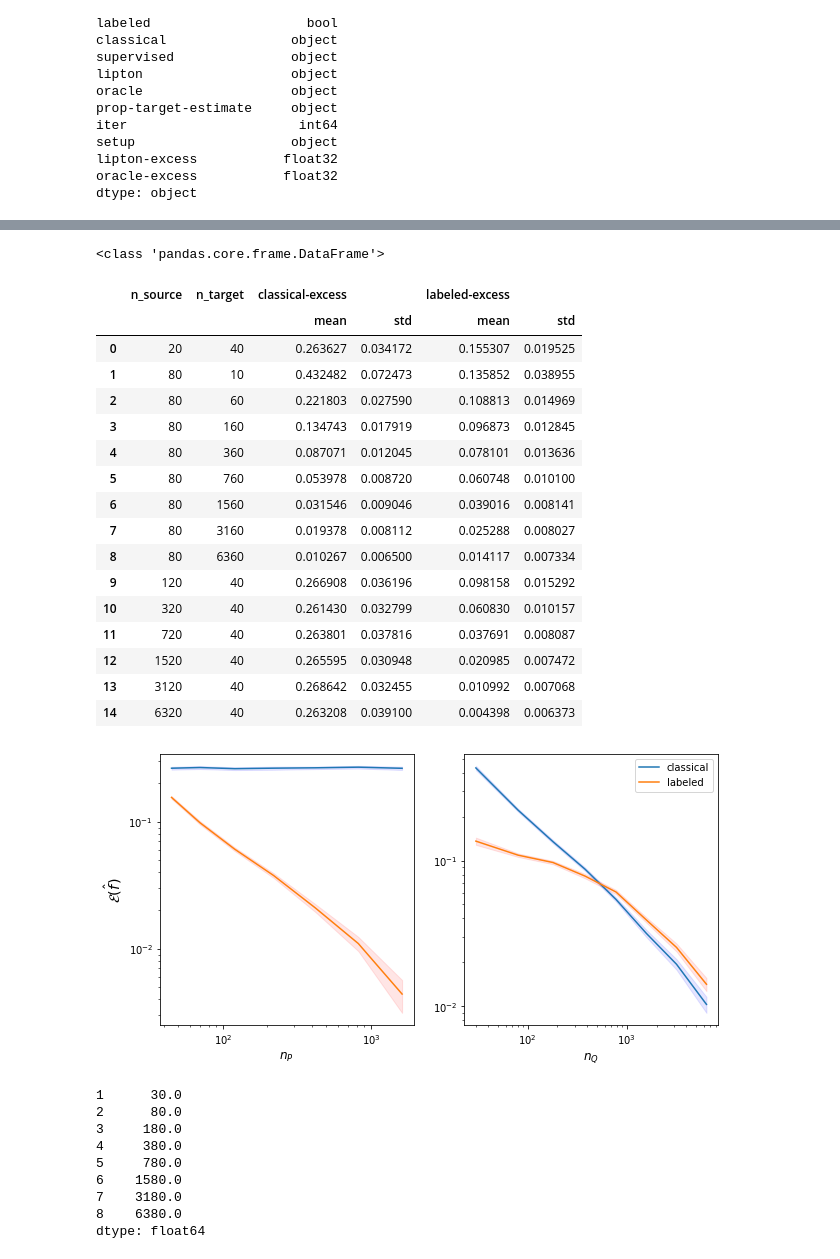
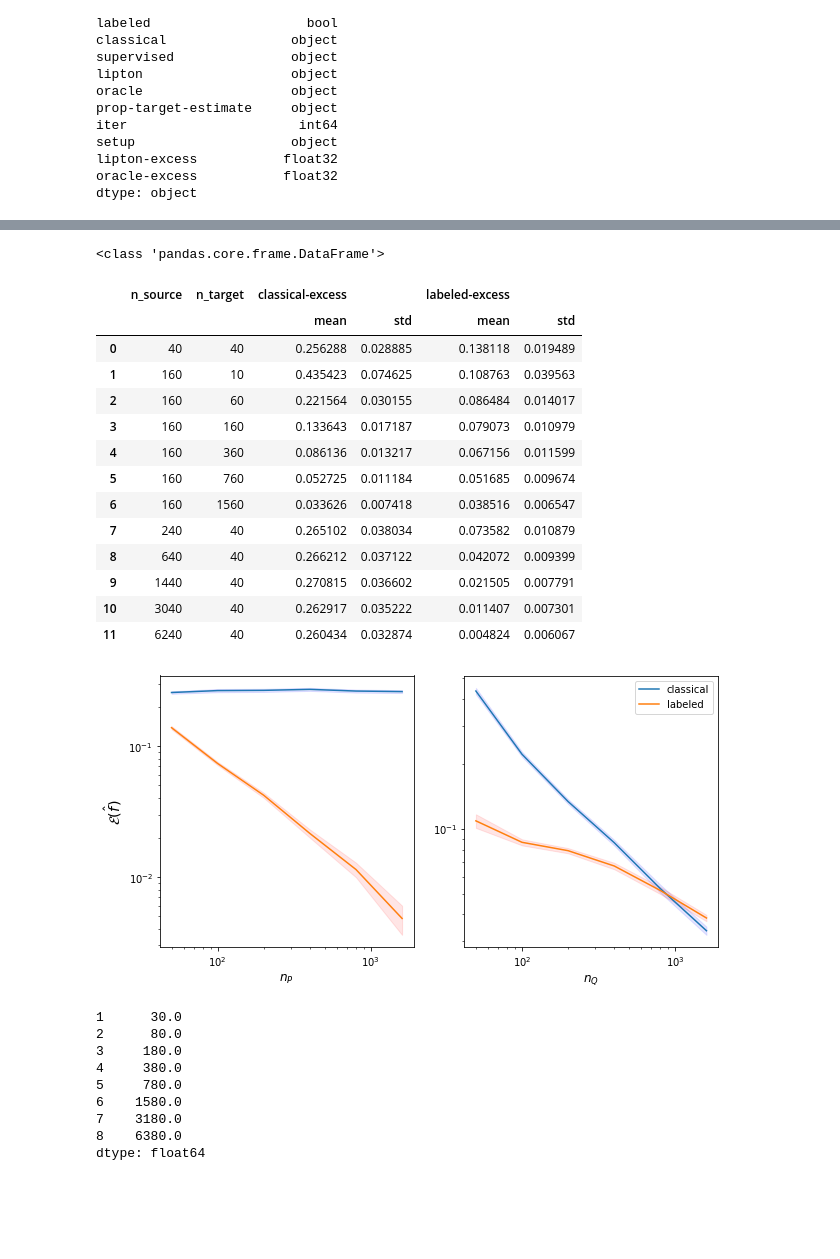
Before and after one commit to smaityumich/label-shift, a Jupyter notebook: plots.ipynb, the cells around one changed output, grey strips where cells are left out. Drawn from its saved outputs; the diff is of its cells as text; code cells hidden in the pictures; blank space fills up the shorter version.

```diff
--- a/plots.ipynb
+++ b/plots.ipynb
@@ -4,7 +4,7 @@ import pandas as pd
 import numpy as np
 import matplotlib.pyplot as plt
 
-exp = 'results.txt'
+exp = 'results2.txt'
 with open(exp) as fh:
     out = fh.read()
 
@@ -97,5 +97,5 @@ plt.show()
 # %%
-exp = 'results.txt'
+exp = 'results2.txt'
 with open(exp) as fh:
     out = fh.read()
 
@@ -120,53 +120,50 @@ result
 <class 'pandas.core.frame.DataFrame'>
 |  | n_source | n_target | classical-excess |  | labeled-excess |  |
 |  |  |  | mean | std | mean | std |
-| 0 | 20 | 40 | 0.263627 | 0.034172 | 0.155307 | 0.019525 |
-| 1 | 80 | 10 | 0.432482 | 0.072473 | 0.135852 | 0.038955 |
-| 2 | 80 | 60 | 0.221803 | 0.027590 | 0.108813 | 0.014969 |
-| 3 | 80 | 160 | 0.134743 | 0.017919 | 0.096873 | 0.012845 |
-| 4 | 80 | 360 | 0.087071 | 0.012045 | 0.078101 | 0.013636 |
-| 5 | 80 | 760 | 0.053978 | 0.008720 | 0.060748 | 0.010100 |
-| 6 | 80 | 1560 | 0.031546 | 0.009046 | 0.039016 | 0.008141 |
-| 7 | 80 | 3160 | 0.019378 | 0.008112 | 0.025288 | 0.008027 |
-| 8 | 80 | 6360 | 0.010267 | 0.006500 | 0.014117 | 0.007334 |
-| 9 | 120 | 40 | 0.266908 | 0.036196 | 0.098158 | 0.015292 |
-| 10 | 320 | 40 | 0.261430 | 0.032799 | 0.060830 | 0.010157 |
-| 11 | 720 | 40 | 0.263801 | 0.037816 | 0.037691 | 0.008087 |
-| 12 | 1520 | 40 | 0.265595 | 0.030948 | 0.020985 | 0.007472 |
-| 13 | 3120 | 40 | 0.268642 | 0.032455 | 0.010992 | 0.007068 |
-| 14 | 6320 | 40 | 0.263208 | 0.039100 | 0.004398 | 0.006373 |
+| 0 | 40 | 40 | 0.256288 | 0.028885 | 0.138118 | 0.019489 |
+| 1 | 160 | 10 | 0.435423 | 0.074625 | 0.108763 | 0.039563 |
+| 2 | 160 | 60 | 0.221564 | 0.030155 | 0.086484 | 0.014017 |
+| 3 | 160 | 160 | 0.133643 | 0.017187 | 0.079073 | 0.010979 |
+| 4 | 160 | 360 | 0.086136 | 0.013217 | 0.067156 | 0.011599 |
+| 5 | 160 | 760 | 0.052725 | 0.011184 | 0.051685 | 0.009674 |
+| 6 | 160 | 1560 | 0.033626 | 0.007418 | 0.038516 | 0.006547 |
+| 7 | 240 | 40 | 0.265102 | 0.038034 | 0.073582 | 0.010879 |
+| 8 | 640 | 40 | 0.266212 | 0.037122 | 0.042072 | 0.009399 |
+| 9 | 1440 | 40 | 0.270815 | 0.036602 | 0.021505 | 0.007791 |
+| 10 | 3040 | 40 | 0.262917 | 0.035222 | 0.011407 | 0.007301 |
+| 11 | 6240 | 40 | 0.260434 | 0.032874 | 0.004824 | 0.006067 |
 # %%
 result1 = result.loc[result['n_target'] == 40]
 fig, ax = plt.subplots(1, 2, figsize = (10, 5))
 n, mean, std = result1['n_source']/4 + result1['n_target'], result1['classical-excess']['mean'], result1['classical-excess']['std']
 mean_o, std_o = result1['labeled-excess']['mean'], result1['labeled-excess']['std']
 l1 = ax[0].plot(n,mean)
 l2 = ax[0].plot(n,mean_o)
 ax[0].fill_between(n, (mean-2 * std/10), (mean+2 * std/10), color='b', alpha=.1)
 ax[0].fill_between(n, (mean_o-2 * std_o/10), (mean_o+2 * std_o/10), color='r', alpha=.1)
 ax[0].set_yscale('log')
 ax[0].set_xscale('log')
 ax[0].set_ylabel('$\\mathcal{E}(\\hat f)$', size = 'x-large')
 ax[0].set_xlabel('$n_P$', size = 'large')
 
-result2 = result.loc[result['n_source'] == 80]
+result2 = result.loc[result['n_source'] == 160]
 
 n, mean, std = result2['n_target'] + result2['n_source']/4, result2['classical-excess']['mean'], result2['classical-excess']['std']
 mean_o, std_o = result2['labeled-excess']['mean'], result2['labeled-excess']['std']
 ax[1].plot(n,mean)
 ax[1].plot(n,mean_o)
 ax[1].fill_between(n, (mean-2 * std/10), (mean+2 * std/10), color='b', alpha=.1)
 ax[1].fill_between(n, (mean_o-2 * std_o/10), (mean_o+2 * std_o/10), color='r', alpha=.1)
 ax[1].set_yscale('log')
 ax[1].set_xscale('log')
 #ax[1].set_ylabel('$\\mathcal{E}(\\hat f)$', size = 'x-large')
 ax[1].set_xlabel('$n_Q$', size = 'large')
 #plt.legend(['lipton', 'oracle'], loc = 'bottom')
 
 plt.legend(('classical', 'labeled'), loc='middle left')
 plt.show()
 # %% [output]
-[figure, old version]
+[figure, new version]
 # %%
 n
 # %% [output]
```
Also changed, not shown: parts of 2 cells of this notebook, 5 other files.
